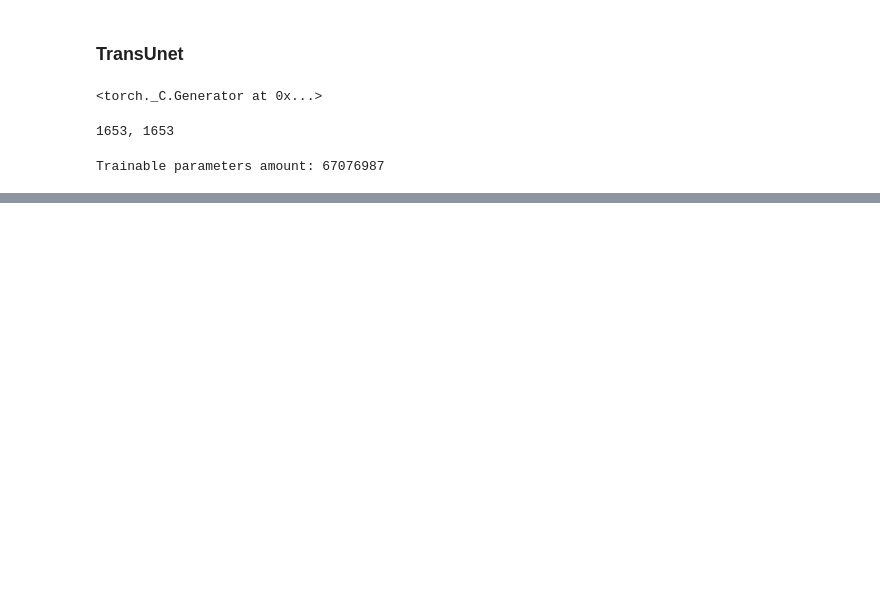
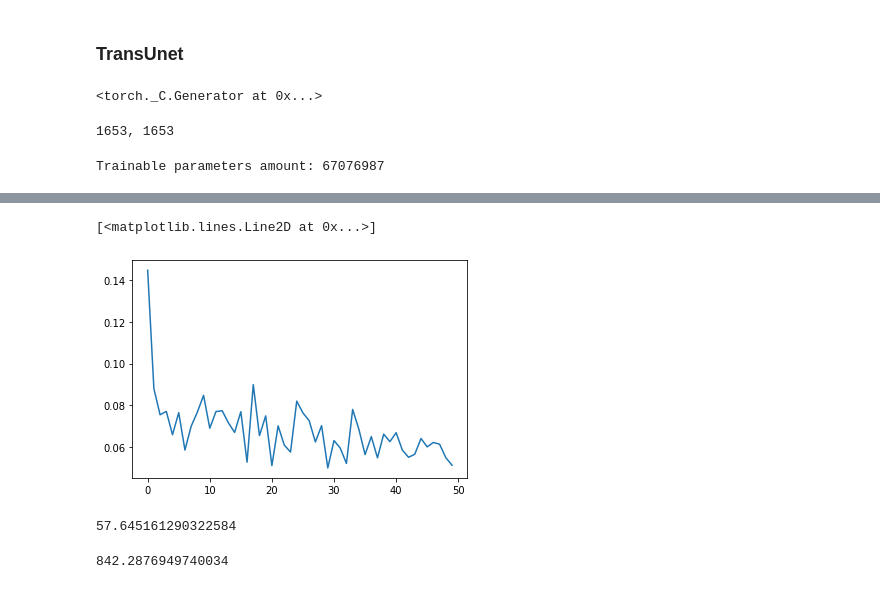
Before and after one commit to me0em/segmentation-dashboard, a Jupyter notebook: models/TransUNet/trans_unet.ipynb, the cells around one changed output, grey strips where cells are left out. Cells and saved outputs as stored; diff of their text form; code cells hidden in the pictures; blank space fills up the shorter version.

```diff
--- a/models/TransUNet/trans_unet.ipynb
+++ b/models/TransUNet/trans_unet.ipynb
@@ -151,10 +217,10 @@ train_mask_paths  = [mask_paths[ind] for ind in train_idxs]
 test_image_paths = [img_paths[ind] for ind in test_idxs]
 test_mask_paths  = [mask_paths[ind] for ind in test_idxs]
 
-train_dataset = XRaySet(image_paths=train_image_paths, mask_paths=train_mask_paths, transform=transform)
-test_dataset = XRaySet(image_paths=test_image_paths, mask_paths=test_mask_paths, transform=transform)
-render_dataset = XRayRenderSet(image_paths=test_image_paths, mask_paths=test_mask_paths, transform=transform)
+train_dataset = XRaySet(image_paths=train_image_paths, mask_paths=train_mask_paths)
+test_dataset = XRaySet(image_paths=test_image_paths, mask_paths=test_mask_paths)
+# render_dataset = XRayRenderSet(image_paths=test_image_paths, mask_paths=test_mask_paths)
 
 train_dataloader = DataLoader(train_dataset, batch_size=batch_size, shuffle=True, num_workers=8)
 test_dataloader = DataLoader(test_dataset, batch_size=batch_size, shuffle=True, num_workers=8)
-render_dataloader = DataLoader(render_dataset, batch_size=batch_size, shuffle=True, num_workers=8)
+# render_dataloader = DataLoader(render_dataset, batch_size=batch_size, shuffle=True, num_workers=8)
@@ -261,7 +233,7 @@ model = TransUnet(
     classes=1
 )
 
-model = model.cpu() #.cuda()
+model = model.cuda() #.cuda()
 # %%
 model_parameters = filter(lambda p: p.requires_grad, model.parameters())
 params = sum([np.prod(p.size()) for p in model_parameters])
@@ -278,7 +250,7 @@ criterion = torch.nn.BCELoss()
 # criterion = DiceLoss()
 optimizer = torch.optim.SGD(model.parameters(), lr=0.001, momentum=0.9)
 
-num_epochs = 10_000  # ~36s на эпоху -> 100 часов -> 4 дня
+num_epochs = 500  # ~50.3s на эпоху -> 100 часов -> 4 дня
 
 verbose = 1
 save_step = 10
@@ -294,7 +266,7 @@ for epoch in range(num_epochs):
     loss_accumulator = []
 
     for ind,data in enumerate(train_dataloader):
-        images, masks = data
+        images, masks, _ = data
         masks = (masks==0).type(torch.float32)
         images = images.cuda()
         masks = masks.cuda()
@@ -316,7 +288,8 @@ for epoch in range(num_epochs):
     losses.append(np.mean(loss_accumulator))
 
     if (epoch + 1) % save_step == 0:
-        torch.save(model.state_dict(), f"transunet_{epoch+1}epo_bce_vit8.meow")
+        torch.save(model.state_dict(), f"transunet_{epoch+1}epo_bce_vit8_vitdim512_ovrl.meow")
+        print(f"Saved: transunet_{epoch+1}epo_bce_vit12_vitdim512_ovrl.meow")
 
     print('epoch [{}/{}], loss: {:.5f}'.format(epoch+1, num_epochs, np.mean(loss_accumulator)))
 
@@ -343,0 +300,13 @@ KeyboardInterrupt:
+# %%
+plt.plot(losses)
+# %% [output]
+[<matplotlib.lines.Line2D at 0x...>]
+[figure, added]
+# %%
+(29*60+47) / 31
+# %% [output]
+57.645161290322584
+# %%
+(13*60*60+30*60) / 57.7
+# %% [output]
+842.2876949740034
```
Also changed, not shown: parts of 28 cells of this notebook, 14 other files.
